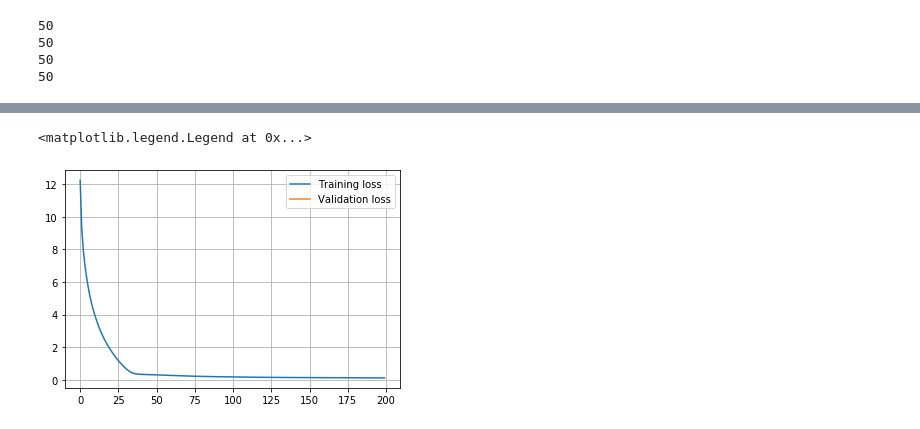
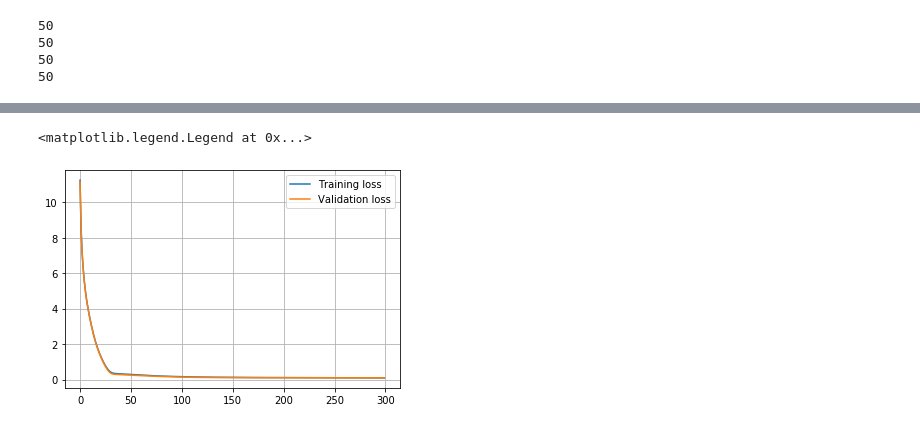
Before and after one commit to Mainakdeb/Deep_Real_Estate_Agent, a Jupyter notebook: Predicting_house_prices_0.3.ipynb, the cells around one changed output, grey strips where cells are left out. Cells and saved outputs as stored; diff of their text form; code cells hidden in the pictures.

Commit message:
visualise validation loss, additional plots

```diff
--- a/Predicting_house_prices_0.3.ipynb
+++ b/Predicting_house_prices_0.3.ipynb
@@ -38,0 +78,8 @@ memory usage: 924.0+ KB
+# %%
+x = list(df['PavedDrive'])
+y = list(df['SalePrice'])
+plt.plot(x,y,'go')
+plt.xlabel('Paved_Drive')
+plt.xticks(rotation='vertical')
+plt.ylabel('Sale_Price')
+plt.grid()
@@ -231,8 +275,8 @@ test_df_scaled.head()
 | 4 | 0.588235 | 0.122905 | 0.064121 | 0.777778 | 0.500 | 0.862595 | 0.700000 | 0.000000 | ... |
 5 rows × 258 columns
 # %%
-train = df_scaled.iloc[:1410]
-val = df_scaled.iloc[1410:]
+train = df_scaled.iloc[:1360]
+val = df_scaled.iloc[1360:]
 X_train, y_train= train.drop('SalePrice', axis=1), train['SalePrice']
 print(X_train.shape)
 
@@ -295,11 +337,13 @@ class Regressor(nn.Module):
 model = Regressor()
 criterion = nn.MSELoss()
 optimizer = optim.Adam(model.parameters(), lr=0.0006)
-epochs = 200
-train_losses, test_losses = [], []
+epochs = 300
+train_losses, val_losses = [], []
 for e in tnrange(epochs):
     model.train()
     train_loss = 0
+    val_loss_1=0
+    val_loss_sum = 0
     for i in range(len(train_batch)):
         optimizer.zero_grad()
         output = model(train_batch[i])
@@ -308,5 +352,15 @@ for e in tnrange(epochs):
         optimizer.step()
         train_loss += loss.item()
 
-    train_losses.append(train_loss/len(train_batch)) # for the plot
-    print("Train_Loss: {:.3f}.. ".format(train_loss/len(train_batch)))
+        with torch.no_grad():
+            for j in range(len(val_batch)):
+                val_output = model(val_batch[j])
+                val_loss = torch.sqrt(criterion(torch.log(val_output), torch.log(val_label_batch[j])))
+                val_loss_1+=val_loss.item()
+        val_loss_sum=val_loss_1/len(val_batch)
+
+
+
+    print("Epoch :", e, "train_loss :", train_loss/len(train_batch), "Val loss: ", val_loss_sum/len(val_batch))
+    val_losses.append(val_loss_sum/len(val_batch))
+    train_losses.append(train_loss/len(train_batch))
@@ -331,8 +367,8 @@ Train_Loss: 0.109..
 # %%
 plt.plot(train_losses, label='Training loss')
-plt.plot(test_losses, label='Validation loss')
+plt.plot(val_losses, label='Validation loss')
 plt.grid()
 plt.legend()
 # %% [output]
 <matplotlib.legend.Legend at 0x...>
-[figure, old version]
+[figure, new version]
```
Also changed, not shown: parts of 17 cells of this notebook.
